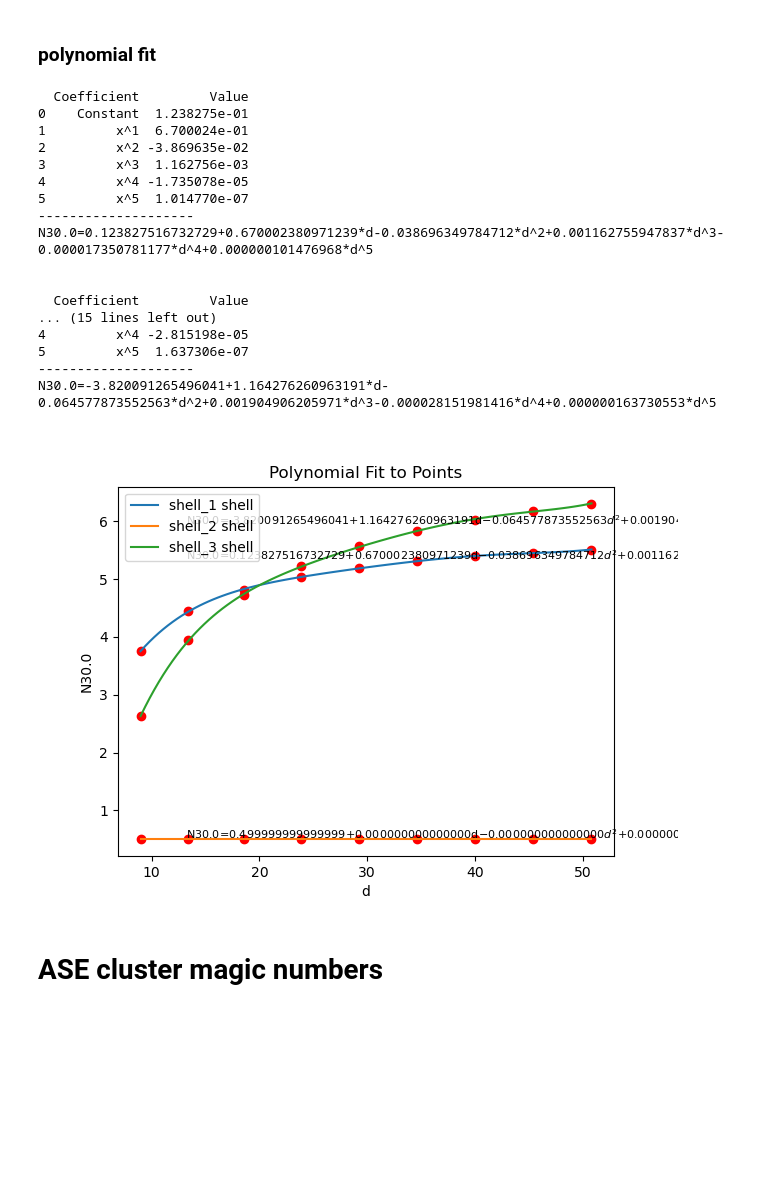
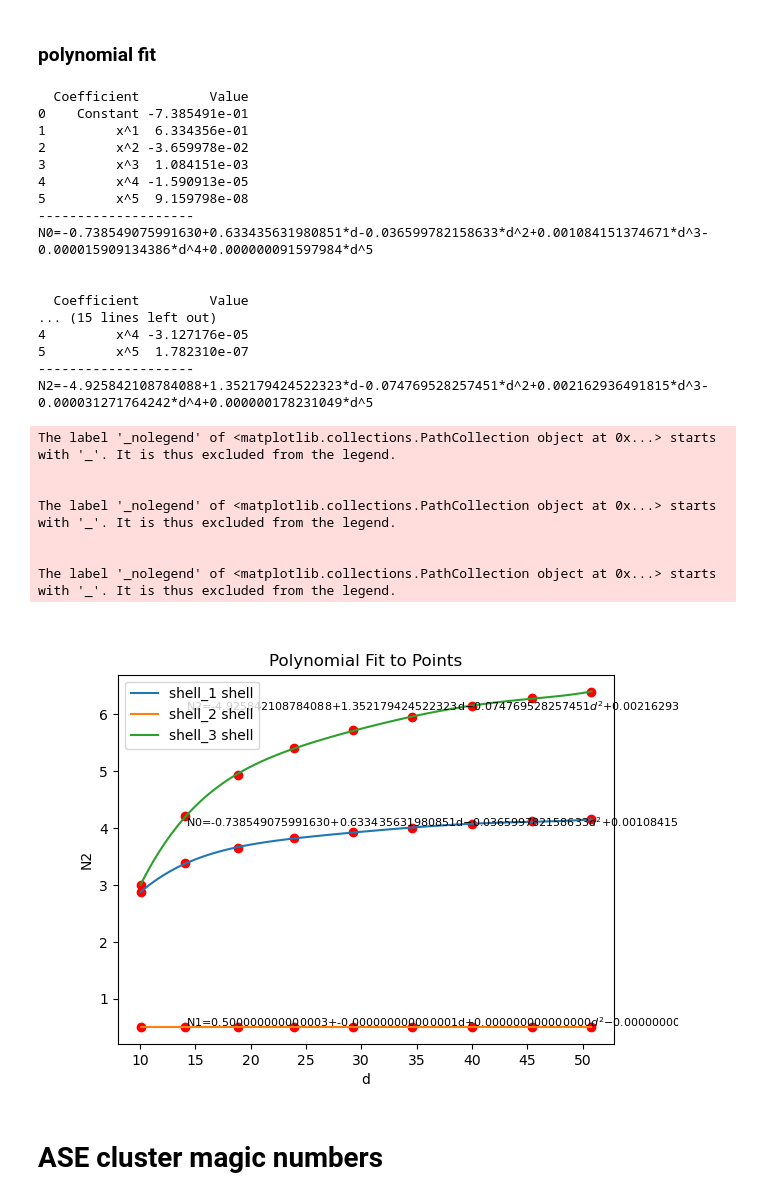
Before and after one commit to Cathyhjj/neighbor, a Jupyter notebook: 20240806_simple_example.ipynb, the cells around one changed output. Cells and saved outputs as stored; diff of their text form; code cells hidden in the pictures; blank space fills up the shorter version.

```diff
--- a/20240806_simple_example.ipynb
+++ b/20240806_simple_example.ipynb
@@ -125,11 +119,11 @@ Cu-Cu
 # %% [markdown]
 ## For multiple shells with undercoordinated atoms removed
 # %%
-center_atom = "Cu"
-CN_atom = "Cu"
+center_atom = "Pt"
+CN_atom = "Pt"
 CN_bond_range = 6
 tolerance = 0.1
-undercoordinated_threshold = 6
+undercoordinated_threshold = 4
 
 # Initialize dictionaries to store results
 CNs_all = {}
@@ -137,8 +131,8 @@ bondlengths_all = {}
 num_atoms_all = {}
 sizes_all = {}
 
-sizes = np.hstack([np.arange(5, 20, 2), np.arange(20, 60, 10)])
-# sizes = np.hstack([np.arange(5, 20, 5), np.arange(20, 40, 10)])
+sizes = np.hstack([np.arange(5, 20, 2), np.arange(20, 90, 10)])
+sizes = np.hstack([np.arange(5, 20, 5), np.arange(20, 40, 10)])
 
 for i in sizes:
     expanded_cluster = cif_cluster.expand_to_sphere(target_diameter=i, self_apply=False)
@@ -147,12 +141,11 @@ for i in sizes:
     num_atoms = len(new_cluster.atoms)
     new_cluster.atoms.set_pbc(False)
 
-    if 4 < num_atoms < 200:
-
+    if 4 < num_atoms < 100:
         new_cluster.remove_under_coordinated_atoms(center_atom=center_atom,
                                                    CN_atom=CN_atom,
                                                    CN_threshold=undercoordinated_threshold,
-                                                   bond_range=3,
+                                                   bond_range=5,
                                                    self_apply=True)
 
     new_cluster.get_CN_summary_all(tolerance=tolerance,
@@ -179,7 +172,7 @@ for i in sizes:
         sizes_all[shell_key].append(new_cluster.get_cluster_size())
         num_atoms_all[shell_key].append(num_atoms)
 
+    print(f"Processed size: {new_cluster.get_cluster_size()} A with {len(bond_lengths)} shells")
+    # print(new_cluster.CN_summary[f'{center_atom}-{CN_atom}'])
     # new_cluster.view_xyz(label=False)
-    print(f"Processed size: {new_cluster.get_cluster_size()} A with {len(bond_lengths)} shells")
-    print(new_cluster.CN_summary[f'{center_atom}-{CN_atom}'])
 # %% [output]
@@ -441,3 +364,6 @@ N3=-0.032354214845845+0.396711110885683*d-0.011054155690978*d^2+0.00015590681154
 # Example 4: Polynomial fits of 2D oxide expanding
 # %% [markdown]
 ## Select a file
+# %%
+fc = FileChooser()
+display(fc)
@@ -500,8 +394,9 @@ defaultdict(<function neighbor_core.ClusterNeighbor._init_parameters.<locals>.<l
 # %% [markdown]
 ### shift the cell and expand again
 # %%
-shifted_positions = cif_cluster.atoms.get_scaled_positions() - 0.3
+shifted_positions = cif_cluster.atoms.get_scaled_positions() +0.3
 cif_cluster.atoms.set_scaled_positions(shifted_positions)
+cif_cluster.refresh_atoms()
 cif_cluster.view_xyz(label=True, show_symbol=True)
 # %% [output]
 [interactive output not drawn]
@@ -625,36 +486,43 @@ defaultdict(<class 'dict'>, {2.0363687259789622: {'average_CN': 5.30612244897959
 # %%
 from neighbor_core import fit_polynomial
 import matplotlib.pyplot as plt
 
 degree = 5
 
 plt.figure()
-for shell_i in sizes_all.keys():
+for i, shell_i in enumerate(sizes_all.keys()):
     polynomial = fit_polynomial(np.array(sizes_all[shell_i]),
                                 np.array(CNs_all[shell_i]),
                                 degree=degree, new_figure=False, xlabel="d", ylabel=f"N{i}", )
 
 legend_labels = sum([[ '_nolegend', f'{shell_i} shell'] for shell_i in CNs_all.keys()], [])
 plt.legend(legend_labels);
 # %% [output]
   Coefficient         Value
-0    Constant  1.238275e-01
-1         x^1  6.700024e-01
-2         x^2 -3.869635e-02
-3         x^3  1.162756e-03
-4         x^4 -1.735078e-05
-5         x^5  1.014770e-07
+0    Constant -7.385491e-01
+1         x^1  6.334356e-01
+2         x^2 -3.659978e-02
+3         x^3  1.084151e-03
+4         x^4 -1.590913e-05
+5         x^5  9.159798e-08
 --------------------
-N30.0=0.123827516732729+0.670002380971239*d-0.038696349784712*d^2+0.001162755947837*d^3-0.000017350781177*d^4+0.000000101476968*d^5
+N0=-0.738549075991630+0.633435631980851*d-0.036599782158633*d^2+0.001084151374671*d^3-0.000015909134386*d^4+0.000000091597984*d^5
 
 
   Coefficient         Value
 ... (15 lines left out)
-4         x^4 -2.815198e-05
-5         x^5  1.637306e-07
+4         x^4 -3.127176e-05
+5         x^5  1.782310e-07
 --------------------
-N30.0=-3.820091265496041+1.164276260963191*d-0.064577873552563*d^2+0.001904906205971*d^3-0.000028151981416*d^4+0.000000163730553*d^5
+N2=-4.925842108784088+1.352179424522323*d-0.074769528257451*d^2+0.002162936491815*d^3-0.000031271764242*d^4+0.000000178231049*d^5
+The label '_nolegend' of <matplotlib.collections.PathCollection object at 0x...> starts with '_'. It is thus excluded from the legend.
+
+
+The label '_nolegend' of <matplotlib.collections.PathCollection object at 0x...> starts with '_'. It is thus excluded from the legend.
+
+
+The label '_nolegend' of <matplotlib.collections.PathCollection object at 0x...> starts with '_'. It is thus excluded from the legend.
-[figure, old version]
+[figure, new version]
 # %% [markdown]
 # ASE cluster magic numbers
 # %%
```
Also changed, not shown: parts of 15 cells of this notebook.
